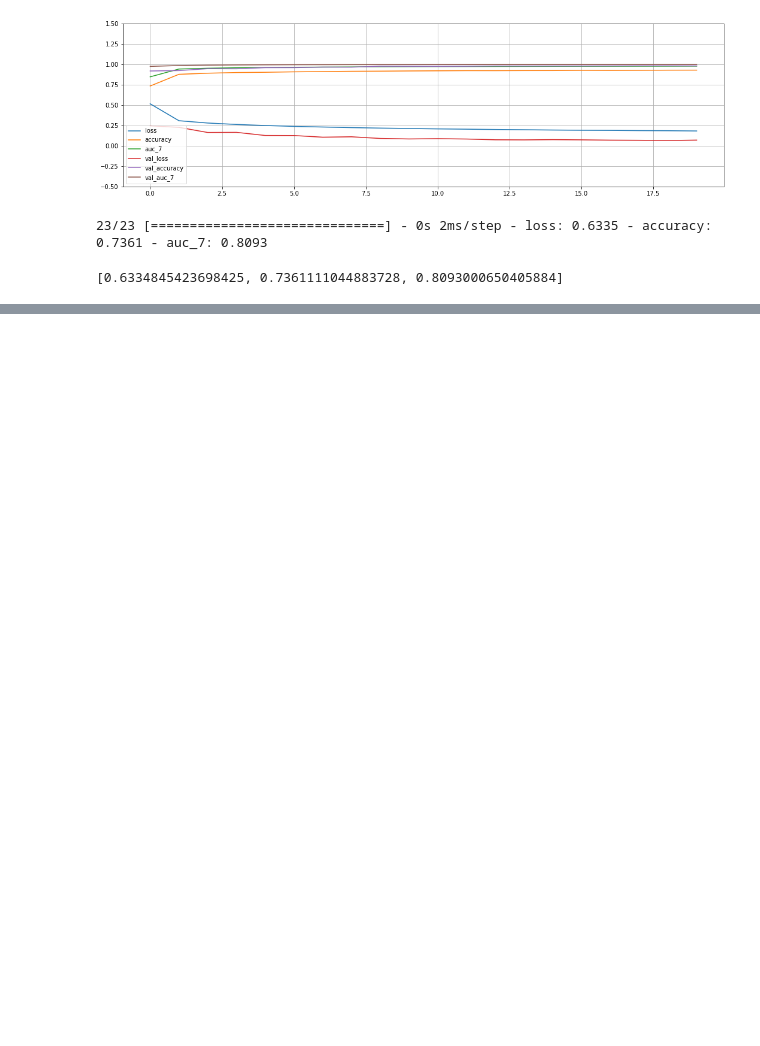
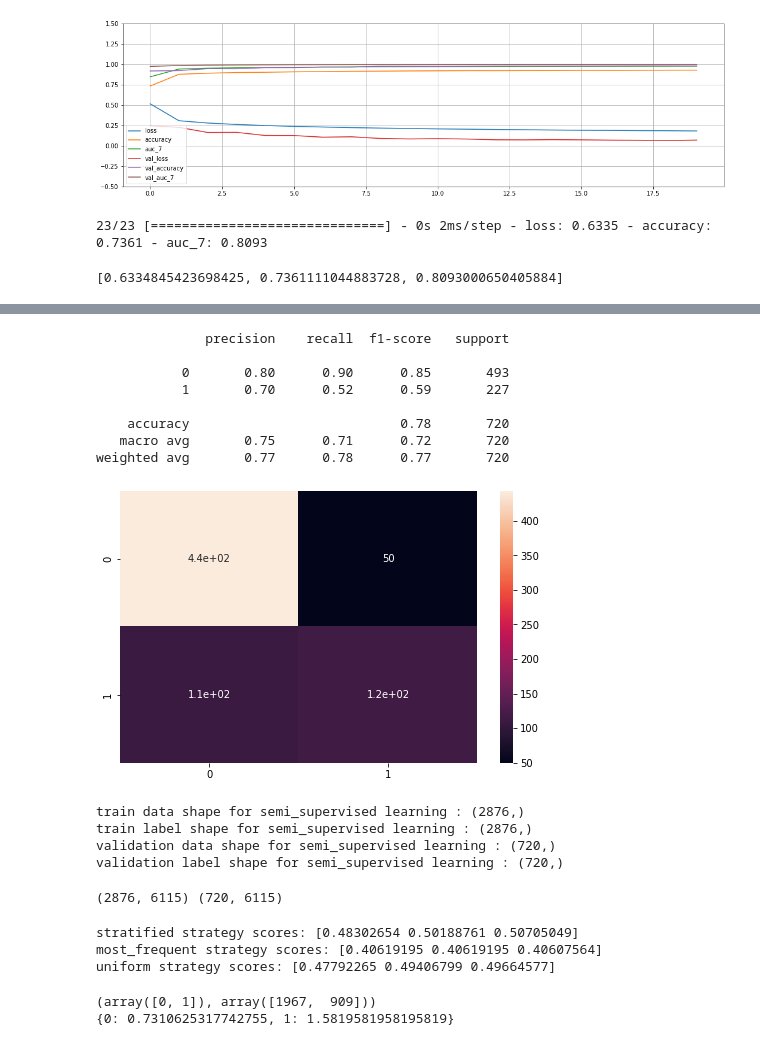
Before and after one commit to AmirHoseein99/Persian_NLP_Task, a Jupyter notebook: NLP_Task.ipynb, the cells around one changed output, grey strips where cells are left out. Saved outputs shown, nothing was run; the diff lists cells and outputs as text; code cells hidden in the pictures; blank space fills up the shorter version.

Commit message:
New approach using a valid alphabet for preprocessing

```diff
--- a/NLP_Task.ipynb
+++ b/NLP_Task.ipynb
@@ -2429,0 +2587,5 @@ model.evaluate(X_test, y_test)
+# %%
+train, test = train_test_split(labeled_data, test_size = 0.2, random_state=42, stratify=labeled_data.label)
+
+print(f'Train data shape for semi_supervised learning : {train.shape}')
+print(f'Test data shape for semi_supervised learning : {test.shape}')
@@ -2429,0 +2610,7 @@ model.evaluate(X_test, y_test)
+# %%
+ft_test_data = pd.DataFrame()
+ft_test_data['label'] = "__label__" + test['label'].astype('str')
+ft_test_data['fasttext_input'] =ft_test_data['label'] + ' ' + test['text']
+ft_test_data['text'] =  test['text']
+print(ft_test_data.shape)
+ft_test_data.head()
@@ -2429,0 +2629,3 @@ model.evaluate(X_test, y_test)
+# %%
+ft_model = fasttext.train_supervised(input='comment.train', epoch=50, lr=0.01)
+ft_model.test("comment.test")
@@ -2429,0 +2634,4 @@ model.evaluate(X_test, y_test)
+# %%
+ft_test_data['ft_label'] = ft_test_data.text.apply(lambda x : ft_model.predict(x)[0][0])
+ft_test_data['ft_label'] = ft_test_data.ft_label.apply(lambda x : 1 if x=='__label__1' else 0)
+ft_test_data.head()
@@ -2429,0 +2646,53 @@ model.evaluate(X_test, y_test)
+# %%
+_ =  plt.figure(figsize=(8, 5))
+_ = sns.heatmap(confusion_matrix(y_test,   ft_test_data.ft_label), annot=True)
+print(classification_report(y_test.reshape(-1),   ft_test_data.ft_label))
+# %% [output]
+              precision    recall  f1-score   support
+
+           0       0.80      0.90      0.85       493
+           1       0.70      0.52      0.59       227
+
+    accuracy                           0.78       720
+   macro avg       0.75      0.71      0.72       720
+weighted avg       0.77      0.78      0.77       720
+[figure, added]
+# %%
+X_train, X_test, y_train, y_test = train_test_split(labeled_data.text.to_numpy(), labeled_data.label.to_numpy(), test_size = 0.2, random_state=42, stratify=labeled_data.label.to_numpy())
+
+print(f'train data shape for semi_supervised learning : {X_train.shape}')
+print(f'train label shape for semi_supervised learning : {y_train.shape}')
+
+print(f'validation data shape for semi_supervised learning : {X_test.shape}')
+print(f'validation label shape for semi_supervised learning : {y_test.shape}')
+# %% [output]
+train data shape for semi_supervised learning : (2876,)
+train label shape for semi_supervised learning : (2876,)
+validation data shape for semi_supervised learning : (720,)
+validation label shape for semi_supervised learning : (720,)
+# %%
+tfidf = TfidfVectorizer()
+X_train = tfidf.fit_transform(X_train).toarray()
+X_test = tfidf.transform(X_test).toarray()
+
+print(X_train.shape, X_test.shape)
+# %% [output]
+(2876, 6115) (720, 6115)
+# %%
+strategies = ["stratified", "most_frequent", "uniform"]
+for strategy in strategies:
+    cv_results = cross_val_score(DummyClassifier(strategy=strategy), X_train, y_train, scoring="f1_macro", cv=3)
+    print(f"{strategy} strategy scores: {cv_results}")
+# %% [output]
+stratified strategy scores: [0.48302654 0.50188761 0.50705049]
+most_frequent strategy scores: [0.40619195 0.40619195 0.40607564]
+uniform strategy scores: [0.47792265 0.49406799 0.49664577]
+# %%
+print(np.unique(y_train, return_counts=True))
+weights = compute_class_weight(class_weight = 'balanced', classes= np.unique(y_train), y= y_train.reshape(-1))
+
+class_weights = {c : w for c, w in enumerate(weights)}
+print(class_weights)
+# %% [output]
+(array([0, 1]), array([1967,  909]))
+{0: 0.7310625317742755, 1: 1.5819581958195819}
```
Also changed, not shown: parts of 31 cells of this notebook.
